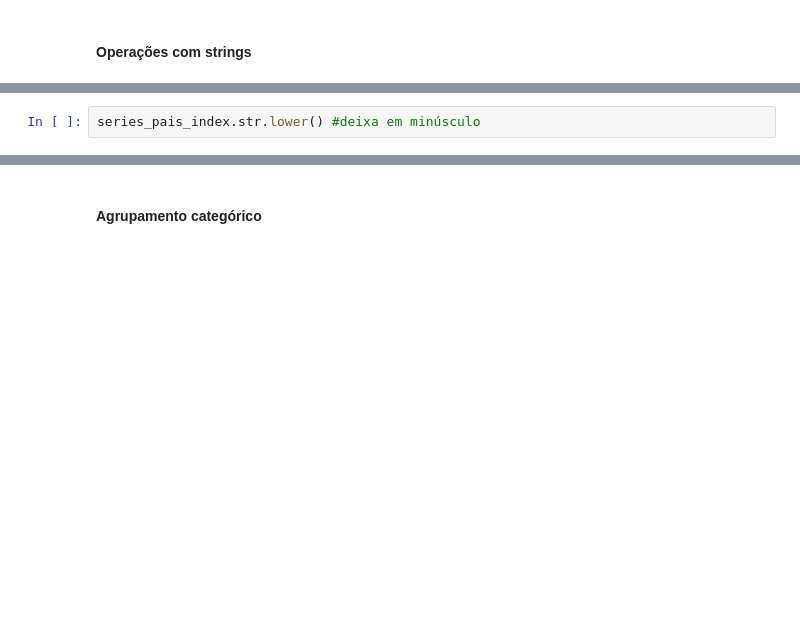
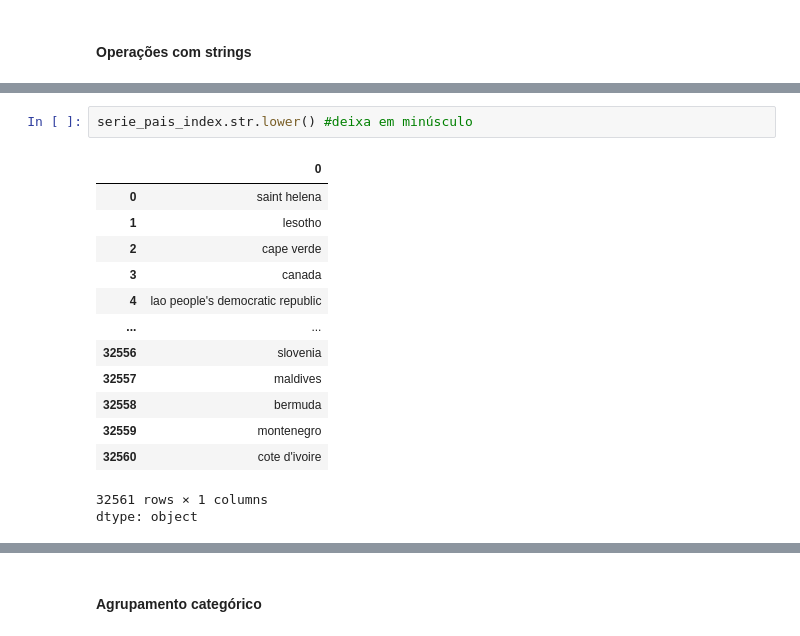
Before and after one commit to DanRelief/DanRelief, a Jupyter notebook: Pandas.ipynb, the cells around one changed output, grey strips where cells are left out. Drawn from its saved outputs; the diff is of its cells as text; blank space fills up the shorter version.

```diff
--- a/Pandas.ipynb
+++ b/Pandas.ipynb
@@ -727,4 +829,19 @@ serie_pais_index.str.upper() #deixa todos os nomes em capslock
 # %%
-series_pais_index.str.lower() #deixa em minúsculo
+serie_pais_index.str.lower() #deixa em minúsculo
+# %% [output]
+|  | 0 |
+| 0 | saint helena |
+| 1 | lesotho |
+| 2 | cape verde |
+| 3 | canada |
+| 4 | lao people's democratic republic |
+| ... | ... |
+| 32556 | slovenia |
+| 32557 | maldives |
+| 32558 | bermuda |
+| 32559 | montenegro |
+| 32560 | cote d'ivoire |
+32561 rows × 1 columns
+dtype: object
 # %%
 serie_pais_index.str.strip("Libyan") #remove um nome desejado
```
Also changed, not shown: parts of 42 cells of this notebook.
